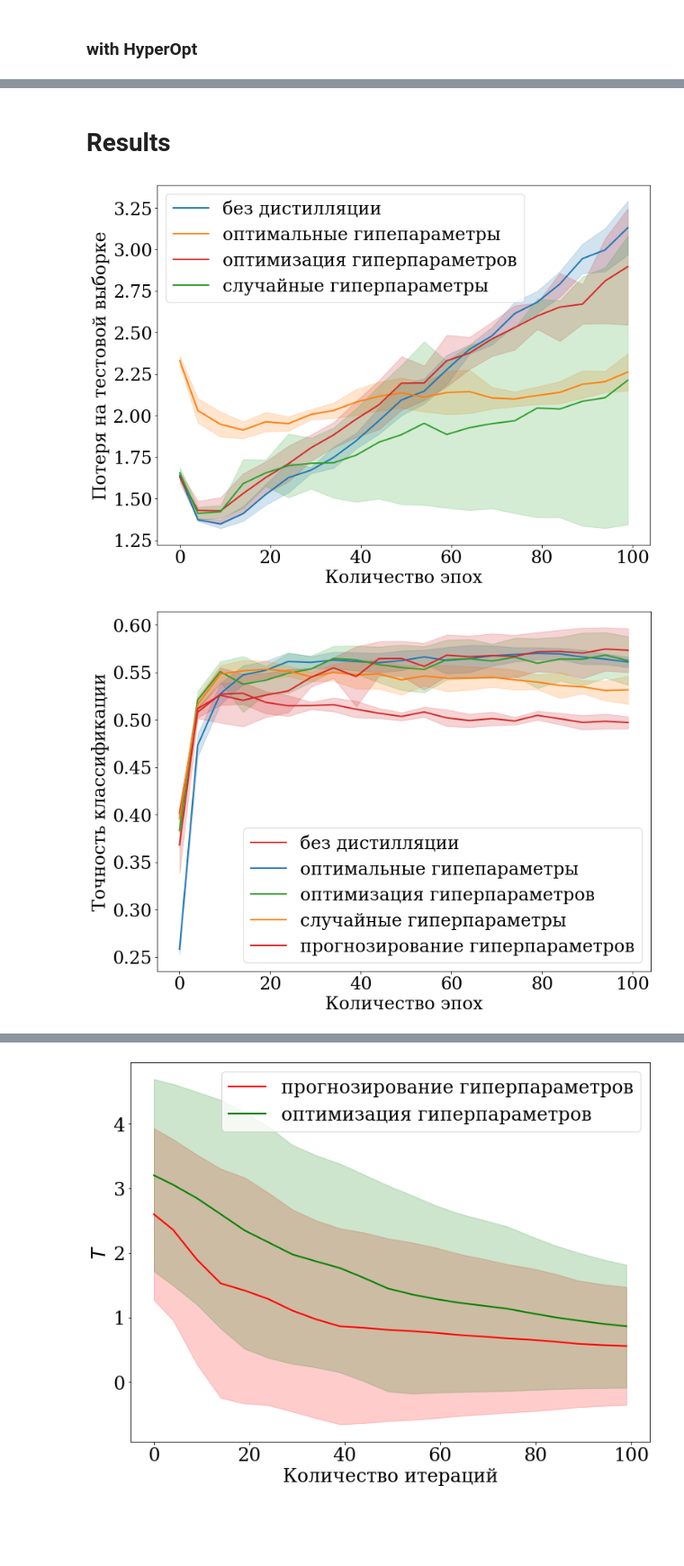
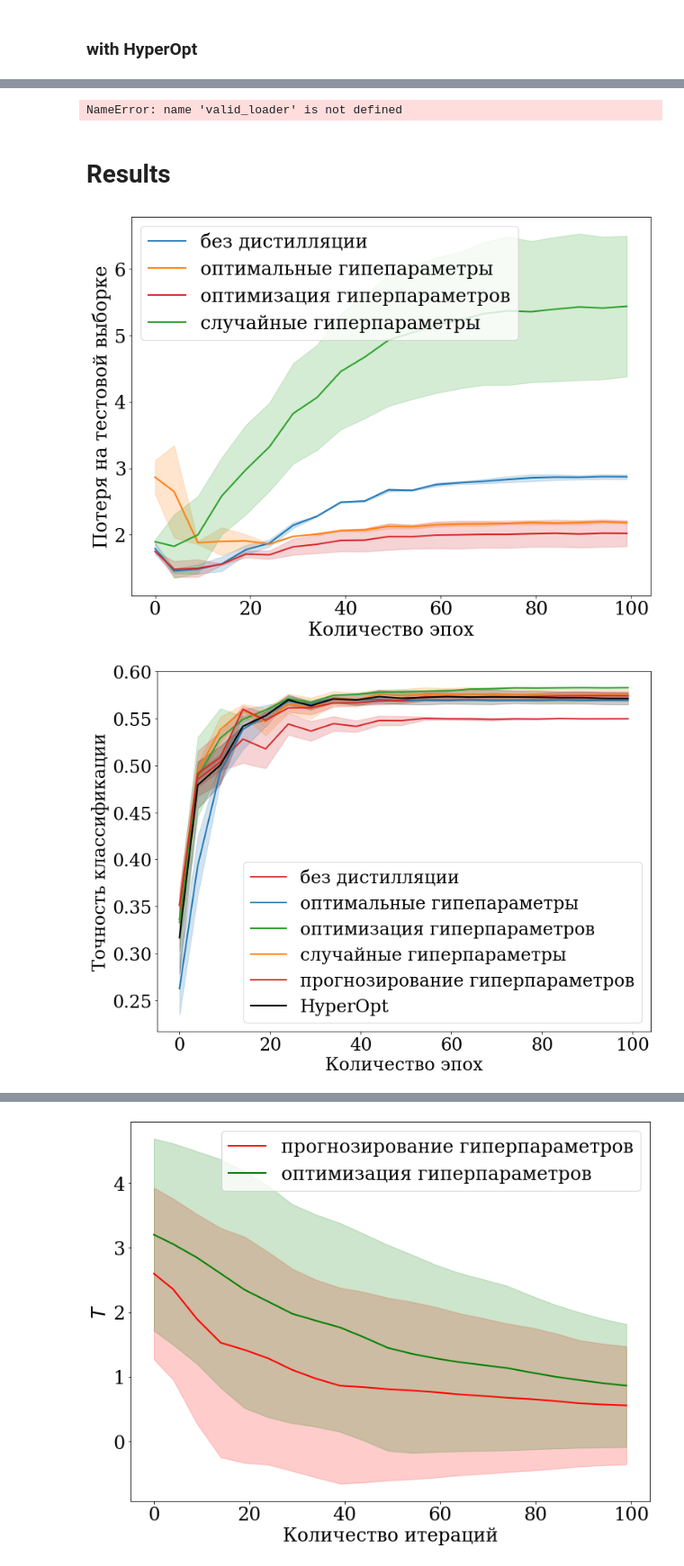
Before and after one commit to Intelligent-Systems-Phystech/MetaOptDistillation, a Jupyter notebook: notebooks/cifar_data_experiment.ipynb, the cells around one changed output, grey strips where cells are left out. Shown at 90% size. Cells and saved outputs as stored; diff of their text form; code cells hidden in the pictures; blank space fills up the shorter version.

Commit message:
Actual version of CIFAR experiment

```diff
--- a/notebooks/cifar_data_experiment.ipynb
+++ b/notebooks/cifar_data_experiment.ipynb
@@ -219,11 +214,18 @@ KeyboardInterrupt:
+# %%
+cifar_with_validation_set(None, 1, epoch_num, filename, train_splines_every_epoch, mini_epoch_size,
+                          train_loader_no_augumentation, test_loader, valid_loader,
+                          validate_every_epoch, lambdas = [0.64, 0.17],  mode='no-opt', lr0=1.0, logits='../code/logits_resnet.npy')
+# %% [output]
+NameError: name 'valid_loader' is not defined
 # %% [markdown]
 # Results
 # %%
-data_b = open_data_json("../log/exp22_nodistil.jsonl")
-data_d = open_data_json("../log/exp22_distil.jsonl")
-data_dr = open_data_json("../log/exp22_random.jsonl")
-data_h = open_data_json("../log/exp22_opt.jsonl")
-data_s = open_data_json("../log/exp22_splines.jsonl")
+data_b = open_data_json("../log/exp24_nodistil.jsonl")
+data_d = open_data_json("../log/exp25_distil.jsonl")
+data_dr = open_data_json("../log/exp25_random.jsonl")
+data_h = open_data_json("../log/exp25_opt.jsonl")
+data_s = open_data_json("../log/exp25_splines.jsonl")
+data_ho = open_data_json("../log/exp27_hyperopt.jsonl")
 # %%
 from matplotlib import pylab as plt
 
@@ -247,17 +249,18 @@ plt.ylabel('Потеря на тестовой выборке')
 plt.legend()
 plt.savefig('../figs/loss_22.pdf')
 # %% [output]
-[figure, old version]
+[figure, new version]
 # %%
 plot_data_params(data_b, 'accuracy', 'без дистилляции', 'tab:red', '')
 plot_data_params(data_d, 'accuracy', 'оптимальные гипепараметры', 'tab:blue', '')
 plot_data_params(data_h, 'accuracy', 'оптимизация гиперпараметров', 'tab:green', '')
 plot_data_params(data_dr, 'accuracy', 'случайные гиперпараметры', 'tab:orange', '')
 plot_data_params(data_s, 'accuracy', 'прогнозирование гиперпараметров', 'tab:red', '')
+plot_data_params(data_ho, 'accuracy', 'HyperOpt', 'k', '')
 
 plt.xlabel('Количество эпох')
 plt.ylabel('Точность классификации')
 plt.legend()
 plt.savefig('../figs/acc_22.pdf')
 # %% [output]
-[figure, old version]
+[figure, new version]
```
Also changed, not shown: parts of 13 cells of this notebook, 3 other files.
